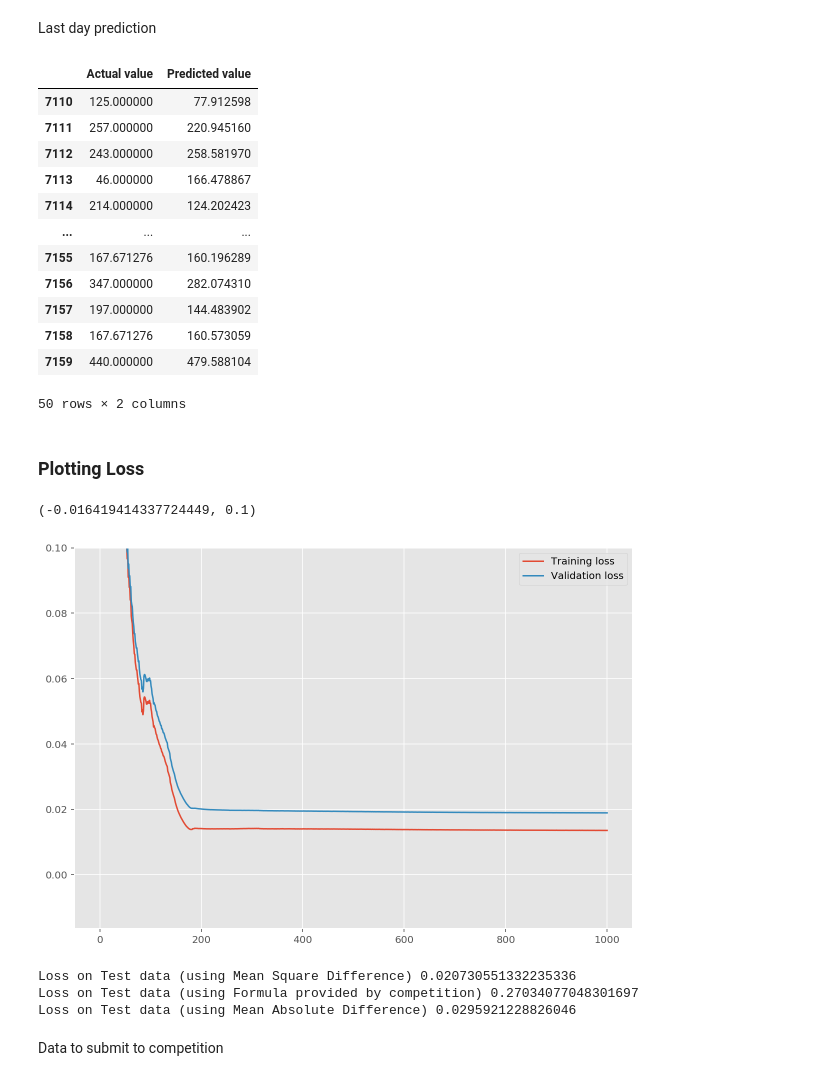
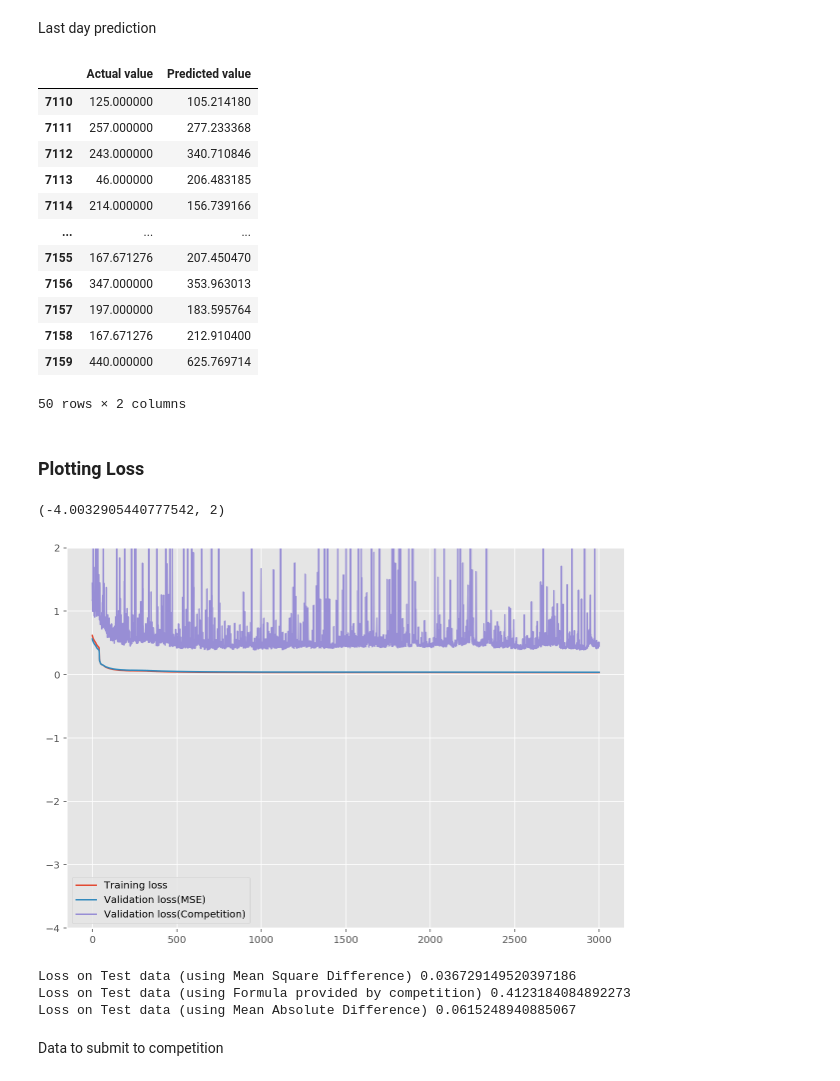
Before and after one commit to rkmalaiya/alibaba_foot_traffic_ijcai2017, a Jupyter notebook: code/ijcai-cff_NeuralNetwork-Hiddenlayer.ipynb, the cells around one changed output. Drawn from its saved outputs; the diff is of its cells as text; code cells hidden in the pictures.

```diff
--- a/code/ijcai-cff_NeuralNetwork-Hiddenlayer.ipynb
+++ b/code/ijcai-cff_NeuralNetwork-Hiddenlayer.ipynb
@@ -287,6 +273,8 @@ sess = tf.InteractiveSession()
 input_nodes_num = 15
 output_nodes_num = 15
 hidden_layer_num = 2
+
+beta = 0.01
 
 tf_x = tf.placeholder(tf.float32, [None, input_nodes_num],name='Inputs')
 tf_y_ = tf.placeholder(tf.float32, [None, output_nodes_num], name='ActualOutput')
@@ -303,6 +291,8 @@ for i in range(hidden_layer_num):
 tf_y = tf.add(tf.matmul(tf_y_h, tf_W), tf_b)
 
 sq_diff = tf.reduce_mean(tf.squared_difference( tf_y_ , tf_y), name = "Squared_Difference")
+#sq_diff = tf.reduce_mean(tf.nn.softmax_cross_entropy_with_logits(logits = tf_y_ , labels = tf_y))
+
 sq_diff_test = tf.reduce_mean(
     tf.abs(
         tf.divide(
@@ -318,6 +308,9 @@ sq_diff_test_modified = tf.reduce_mean(
     )
 )
 
+regularizer = tf.nn.l2_loss(tf_W)
+sq_diff = tf.reduce_mean(sq_diff + beta * regularizer)
+
 train_step = tf.train.GradientDescentOptimizer(0.1).minimize(sq_diff)
 X_train, X_valid, X_test, y_train, y_valid, y_test = fetch_data(input_nodes_num,output_nodes_num )
 # %%
@@ -339,10 +332,11 @@ tf.global_variables_initializer().run(session=sess)
 answer_valid_first = pd.DataFrame()
 answer_valid_last = pd.DataFrame()
 
-losses = {'train':[], 'validation':[]}
 step = 200
+losses = {'train':[], 'validation(MSE)':[], "validation(Competition)":[]}
 
-for i in range(1001):
+
+for i in range(3001):
     #index = np.random.randint(size=200,low = 0, high = X_train.shape[0])
     for index in range(0, X_train.shape[0], step):
         batch_xs = X_train[index:(index+step),:]
@@ -358,13 +352,18 @@ for i in range(1001):
     tv_y = tf_y.eval(feed_dict={tf_x: X_valid})
     vd_sq_diff = sq_diff.eval(feed_dict={tf_x: X_valid, tf_y_:y_valid})
 
+    cvd_sq_diff = sq_diff_test.eval(feed_dict={tf_x: X_valid, tf_y_:y_valid})
+    mvd_sq_diff = sq_diff_test_modified.eval(feed_dict={tf_x: X_valid, tf_y_:y_valid})
+
     losses['train'].append(tr_sq_diff)
-    losses['validation'].append(vd_sq_diff)
+    losses['validation(MSE)'].append(vd_sq_diff)
+    losses['validation(Competition)'].append(cvd_sq_diff)
 
     if i % 500 == 0:
-        print ("epoch:{}, Training loss:{}, Validation loss: {}".format(i, tr_sq_diff, vd_sq_diff))
+        print ("Train {}, Valid - {}, Comp: {}, MAD: {}"
+               .format(tr_sq_diff, vd_sq_diff, cvd_sq_diff, mvd_sq_diff))
 
-    if i % 500 == 0:
+    if i % 2000 == 0:
 
         tr_y_rescaled = scaler_y.inverse_transform(tr_y)
         y_train_rescaled = scaler_y.inverse_transform(y_train)
@@ -442,36 +444,38 @@ Last day prediction
 answer_valid_last[-50:] # First Day prediction for last 50 stores
 # %% [output]
 |  | Actual value | Predicted value |
-| 7110 | 125.000000 | 77.912598 |
-| 7111 | 257.000000 | 220.945160 |
-| 7112 | 243.000000 | 258.581970 |
-| 7113 | 46.000000 | 166.478867 |
-| 7114 | 214.000000 | 124.202423 |
+| 7110 | 125.000000 | 105.214180 |
+| 7111 | 257.000000 | 277.233368 |
+| 7112 | 243.000000 | 340.710846 |
+| 7113 | 46.000000 | 206.483185 |
+| 7114 | 214.000000 | 156.739166 |
 | ... | ... | ... |
-| 7155 | 167.671276 | 160.196289 |
-| 7156 | 347.000000 | 282.074310 |
-| 7157 | 197.000000 | 144.483902 |
-| 7158 | 167.671276 | 160.573059 |
-| 7159 | 440.000000 | 479.588104 |
+| 7155 | 167.671276 | 207.450470 |
+| 7156 | 347.000000 | 353.963013 |
+| 7157 | 197.000000 | 183.595764 |
+| 7158 | 167.671276 | 212.910400 |
+| 7159 | 440.000000 | 625.769714 |
 50 rows × 2 columns
 # %% [markdown]
 ### Plotting Loss
 # %%
 plt.plot(losses['train'], label='Training loss')
-plt.plot(losses['validation'], label='Validation loss')
+plt.plot(losses['validation(MSE)'], label='Validation loss(MSE)')
+plt.plot(losses['validation(Competition)'], label='Validation loss(Competition)')
+
 plt.legend()
-plt.ylim(ymax=.1)
+plt.ylim(ymax=2)
 # %% [output]
-(-0.016419414337724449, 0.1)
+(-4.0032905440777542, 2)
-[figure, old version]
+[figure, new version]
 # %%
 print("Loss on Test data (using Mean Square Difference) {}".format(sq_diff.eval(feed_dict={tf_x: X_test, tf_y_:y_test})))
 print("Loss on Test data (using Formula provided by competition) {}".format(sq_diff_test.eval(feed_dict={tf_x: X_test, tf_y_:y_test})))
 print("Loss on Test data (using Mean Absolute Difference) {}".format(sq_diff_test_modified.eval(feed_dict={tf_x: X_test, tf_y_:y_test})))
 # %% [output]
-Loss on Test data (using Mean Square Difference) 0.020730551332235336
-Loss on Test data (using Formula provided by competition) 0.27034077048301697
-Loss on Test data (using Mean Absolute Difference) 0.0295921228826046
+Loss on Test data (using Mean Square Difference) 0.036729149520397186
+Loss on Test data (using Formula provided by competition) 0.4123184084892273
+Loss on Test data (using Mean Absolute Difference) 0.0615248940885067
 # %% [markdown]
 Data to submit to competition
 # %%
```
Also changed, not shown: parts of 13 cells of this notebook, 14 other files.
